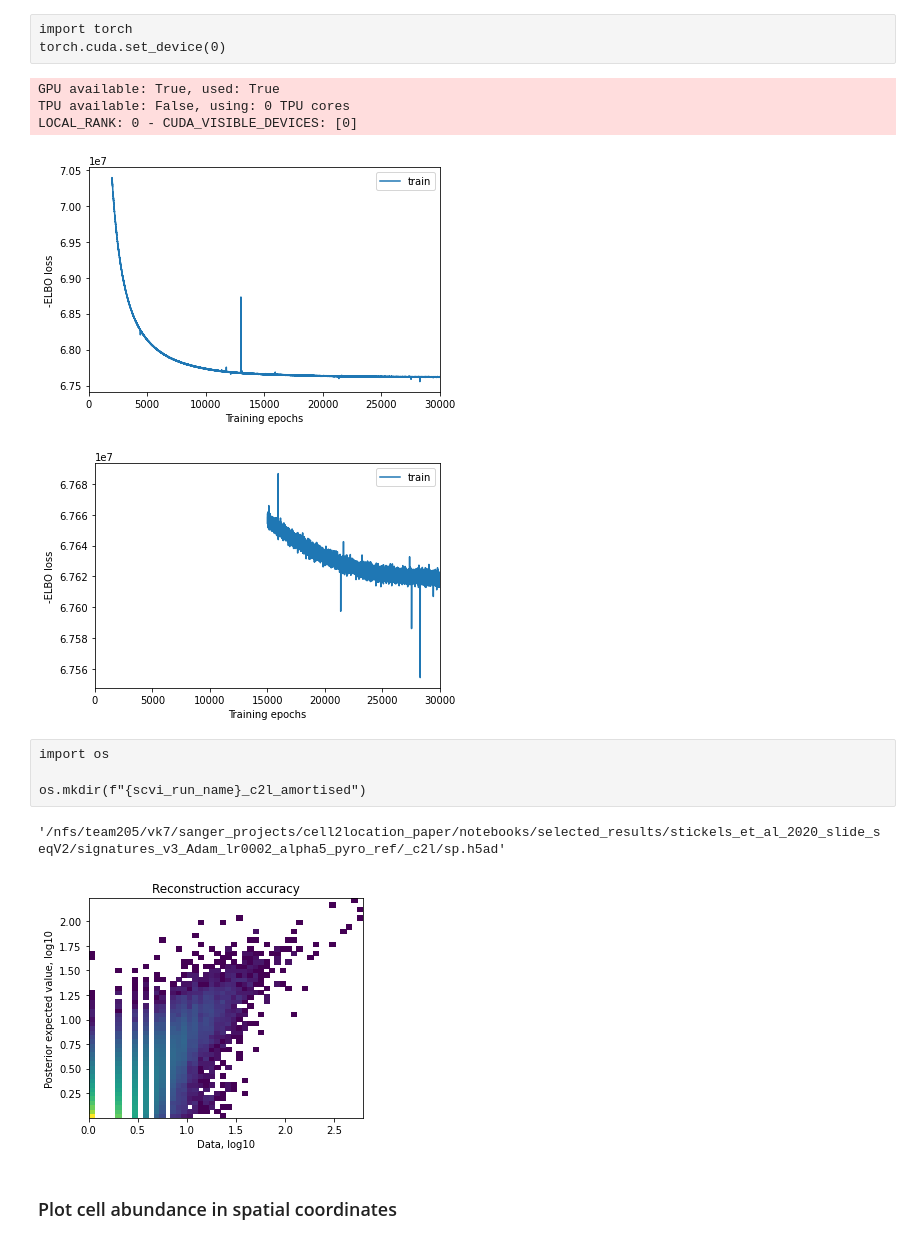
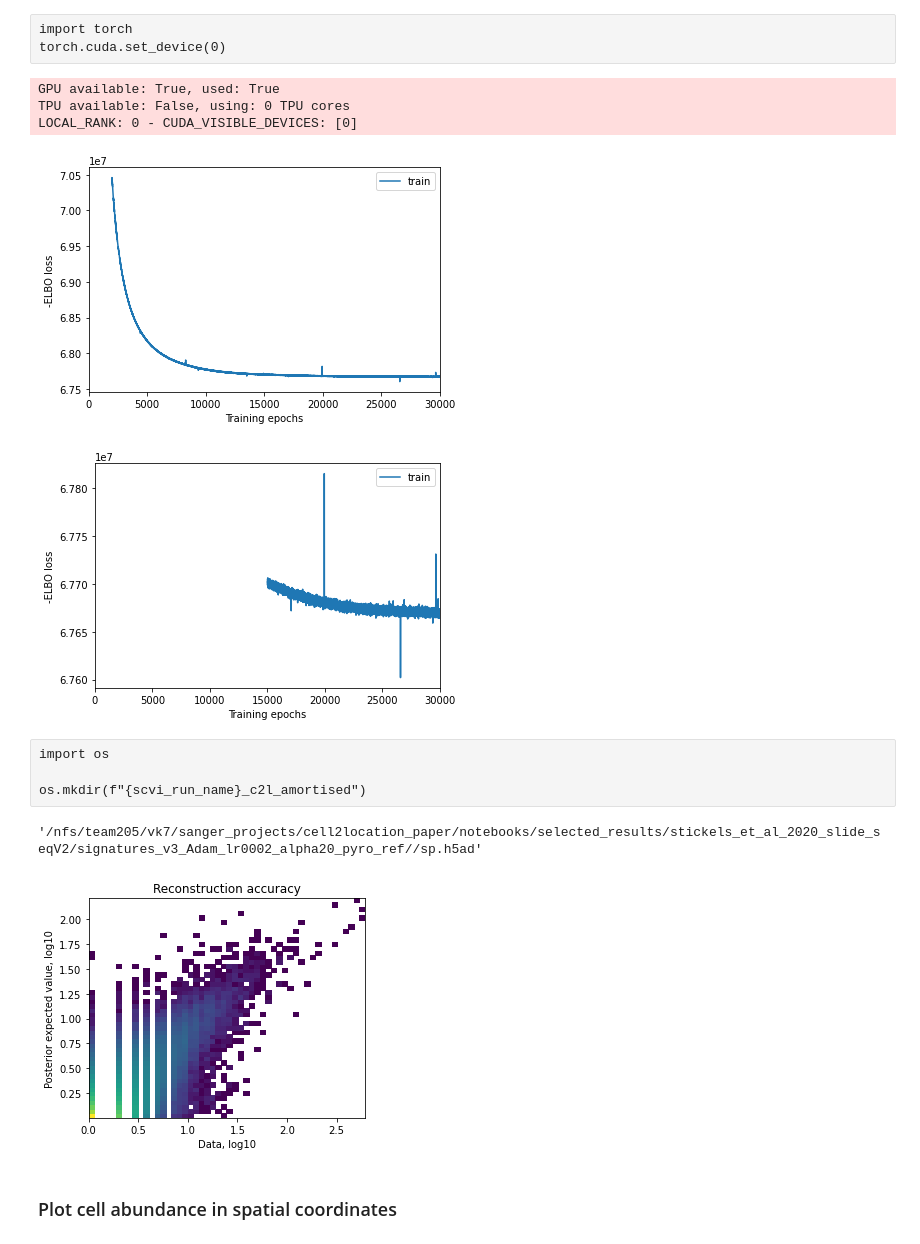
Before and after one commit to vitkl/cell2location_paper, a Jupyter notebook: notebooks/mouse_brain_slide_seq_v2/cell2location_pyro_slideseq_v3.ipynb, the cells around one changed output. Saved outputs shown, nothing was run; the diff lists cells and outputs as text; code cells hidden in the pictures.

```diff
--- a/notebooks/mouse_brain_slide_seq_v2/cell2location_pyro_slideseq_v3.ipynb
+++ b/notebooks/mouse_brain_slide_seq_v2/cell2location_pyro_slideseq_v3.ipynb
@@ -217,38 +217,38 @@ torch.cuda.set_device(0)
 # %%
 # create and train the model
 from torch import nn
 import pyro
 mod = scvi.external.Cell2location(
     slideseq, cell_state_df=inf_aver,
     #amortised=True, encoder_mode="single-multiple",
     #encoder_kwargs={'dropout_rate': 0.1,
     #                'n_hidden': 300,
     #                'use_batch_norm': False, 'use_layer_norm': True,
     #                'n_layers': 1, 'activation_fn': nn.ELU,
     #                #'encoder_instance': model.module.z_encoder.encoder
     #},
     # the expected average cell abundance - user-provided, tissue-dependent hyper-prior:
     N_cells_per_location=1,
-    detection_alpha=5.0,
+    detection_alpha=20.0,
     model_class=model_v2)
 mod.train(max_epochs=30000,
           batch_size=None,
           train_size=1,
           #plan_kwargs={'optim': pyro.optim.ClippedAdam(optim_args={'lr': 0.002, 'clip_norm': 10})},
           plan_kwargs={'optim': pyro.optim.Adam(optim_args={'lr': 0.002})},
           use_gpu=True)
 
 # plot ELBO loss history during training, removing first 100 epochs from the plot
 mod.plot_history(2000)
 # %% [output]
 GPU available: True, used: True
 TPU available: False, using: 0 TPU cores
 LOCAL_RANK: 0 - CUDA_VISIBLE_DEVICES: [0]
-[figure, old version]
+[figure, new version]
 # %%
 mod.plot_history(15000)
 # %% [output]
-[figure, old version]
+[figure, new version]
 # %% [raw]
 import os
 
@@ -269,13 +269,13 @@ adata_file = f"{scvi_run_name}/sp.h5ad"
 adata_vis.write(adata_file)
 adata_file
 # %% [output]
-'/nfs/team205/vk7/sanger_projects/cell2location_paper/notebooks/selected_results/stickels_et_al_2020_slide_seqV2/signatures_v3_Adam_lr0002_alpha5_pyro_ref/_c2l/sp.h5ad'
+'/nfs/team205/vk7/sanger_projects/cell2location_paper/notebooks/selected_results/stickels_et_al_2020_slide_seqV2/signatures_v3_Adam_lr0002_alpha20_pyro_ref//sp.h5ad'
 # %%
 # Examine reconstruction accuracy to assess if there are any issues with mapping
 # the plot should be roughly diagonal, strong deviations will signal problems
 mod.plot_QC()
 # %% [output]
-[figure, old version]
+[figure, new version]
 # %%
 adata_vis.obsm['spatial'] = np.array([-adata_vis.obs['xcoord'], adata_vis.obs['ycoord']]).T
 # %% [markdown]
```
Also changed, not shown: parts of 4 cells of this notebook, 14 other files.
